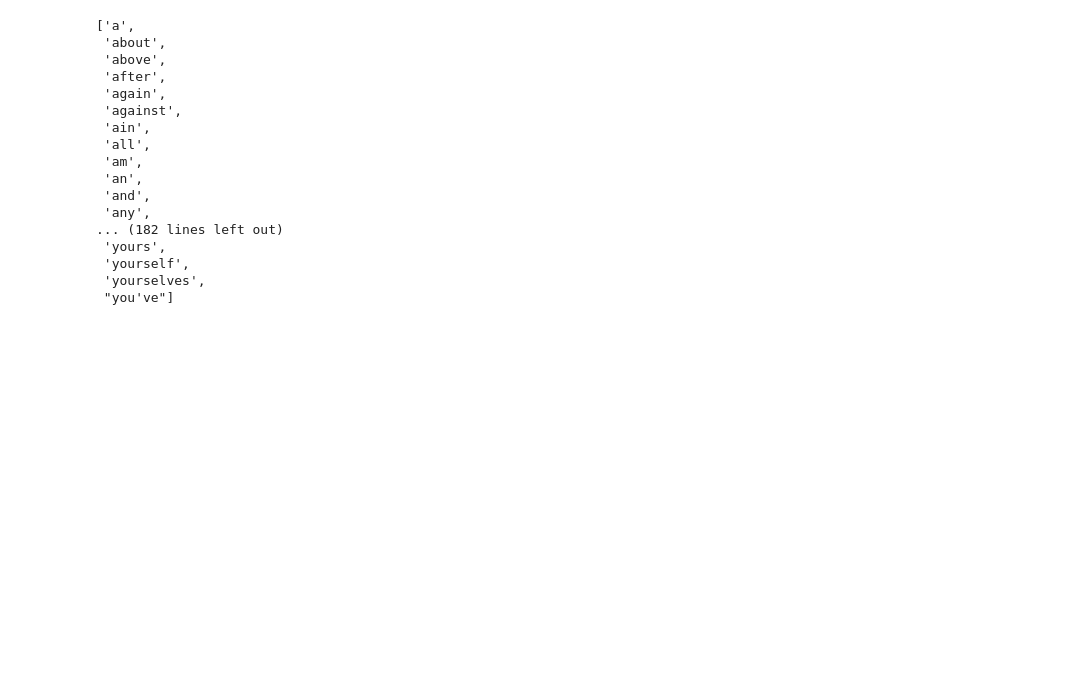
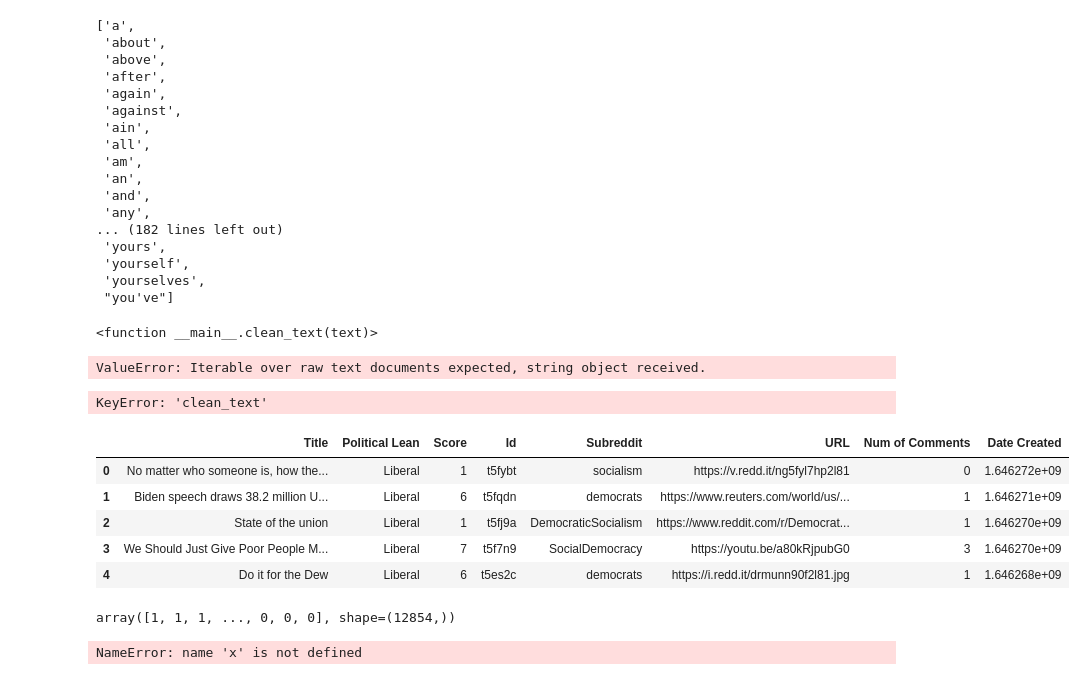
Before and after one commit to CompileNetwork33/NLP, a Jupyter notebook: newdata.ipynb, the cells around one changed output. Drawn from its saved outputs; the diff is of its cells as text; code cells hidden in the pictures; blank space fills up the shorter version.

Commit message:
train test on dataset

```diff
--- a/newdata.ipynb
+++ b/newdata.ipynb
@@ -149,3 +149,44 @@ def clean_text(text):
 
     words = [lemmatizer.lemmatize(word) for word in words]
     return " ".join(words)
+# %%
+clean_text
+# %% [output]
+<function __main__.clean_text(text)>
+# %%
+from sklearn.feature_extraction.text import TfidfVectorizer
+
+tfidf = TfidfVectorizer(
+    max_features=5000,
+    ngram_range=(1,2),
+    stop_words='english',
+    min_df=2
+)
+X = tfidf.fit_transform('clean_text')
+# %% [output]
+ValueError: Iterable over raw text documents expected, string object received.
+# %%
+X = tfidf.fit_transform(df['clean_text'])
+# %% [output]
+KeyError: 'clean_text'
+# %%
+df.head(5)
+# %% [output]
+|  | Title | Political Lean | Score | Id | Subreddit | URL | Num of Comments | Date Created |
+| 0 | No matter who someone is, how the... | Liberal | 1 | t5fybt | socialism | https://v.redd.it/ng5fyl7hp2l81 | 0 | 1.646272e+09 |
+| 1 | Biden speech draws 38.2 million U... | Liberal | 6 | t5fqdn | democrats | https://www.reuters.com/world/us/... | 1 | 1.646271e+09 |
+| 2 | State of the union | Liberal | 1 | t5fj9a | DemocraticSocialism | https://www.reddit.com/r/Democrat... | 1 | 1.646270e+09 |
+| 3 | We Should Just Give Poor People M... | Liberal | 7 | t5f7n9 | SocialDemocracy | https://youtu.be/a80kRjpubG0 | 3 | 1.646270e+09 |
+| 4 | Do it for the Dew | Liberal | 6 | t5es2c | democrats | https://i.redd.it/drmunn90f2l81.jpg | 1 | 1.646268e+09 |
+# %%
+from sklearn.preprocessing import LabelEncoder
+le = LabelEncoder()
+y= le.fit_transform(df['Political Lean'])
+y
+# %% [output]
+array([1, 1, 1, ..., 0, 0, 0], shape=(12854,))
+# %%
+from sklearn.model_selection import train_test_split
+x_train,x_test,y_train,y_test = train_test_split(x,y,test_size,random_state=42)
+# %% [output]
+NameError: name 'x' is not defined
```
Also changed, not shown: parts of 1 cell of this notebook, 1 other file.
